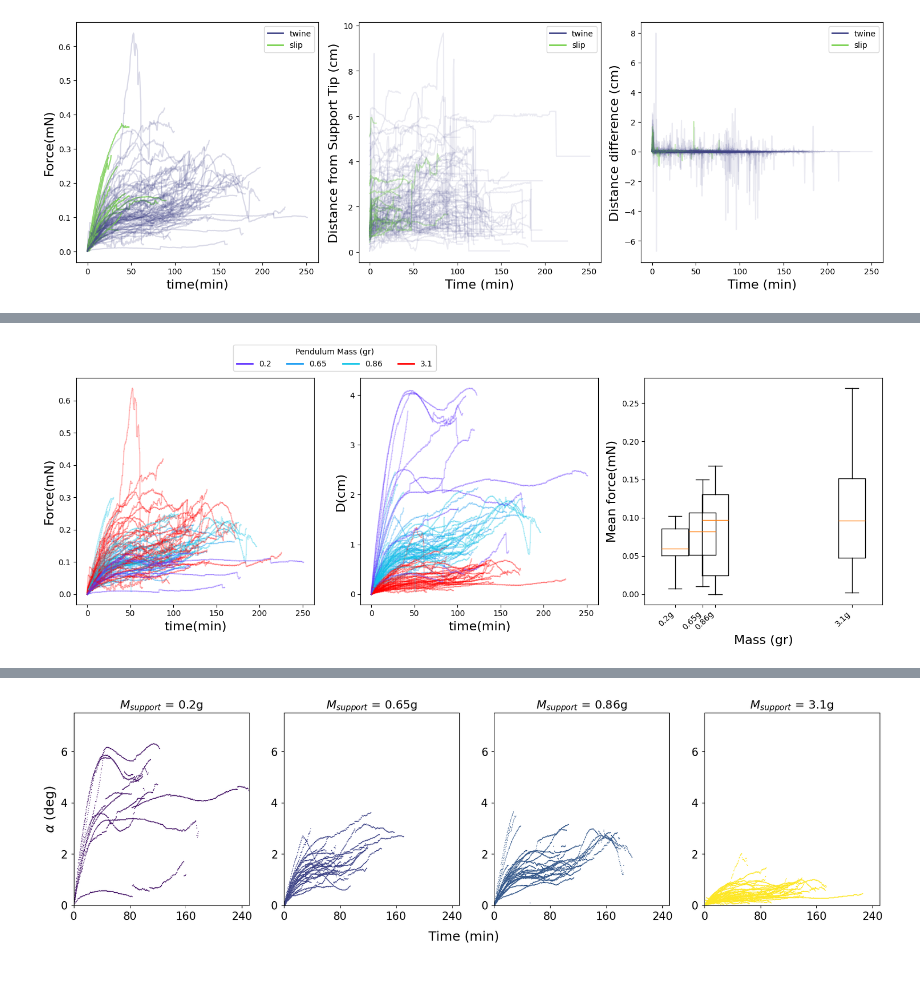
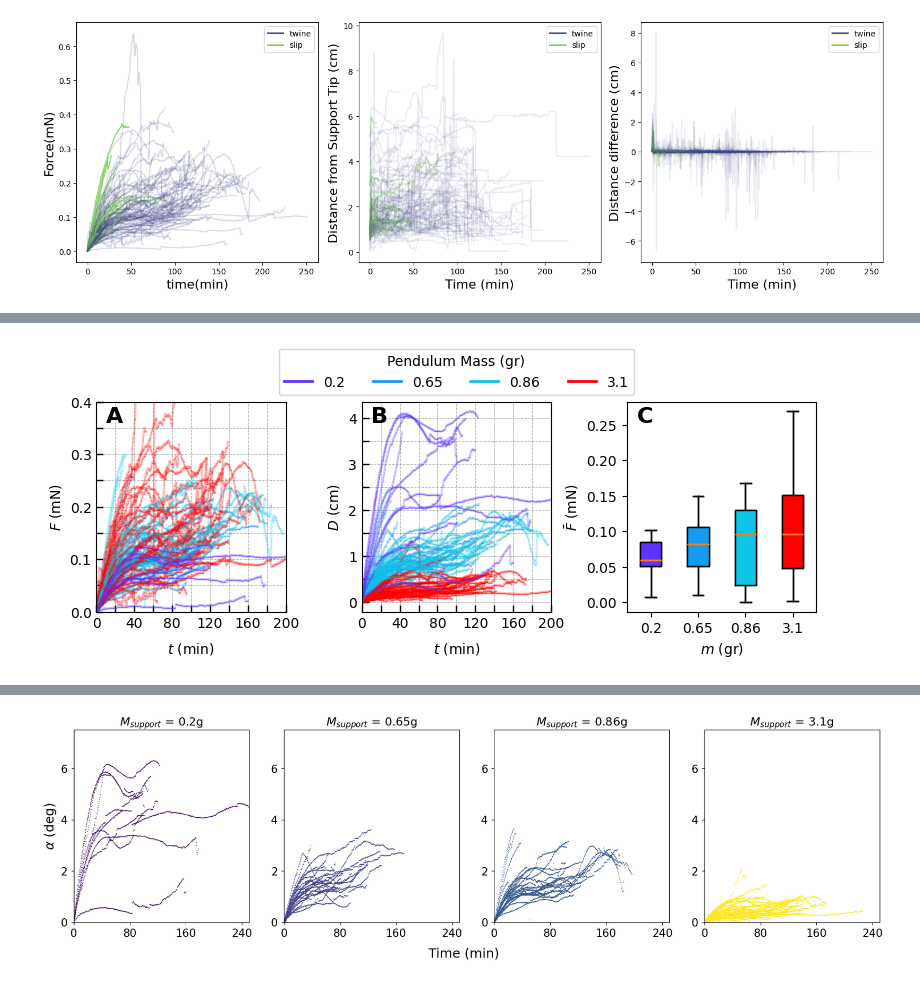
Before and after one commit to amirohad/Repo_article0, a Jupyter notebook: article0_notebook.ipynb, the cells around one changed output, grey strips where cells are left out. Drawn from its saved outputs; the diff is of its cells as text; code cells hidden in the pictures.

Commit message:
updating
changes to figure generation
started working on r(s) scipt

```diff
--- a/article0_notebook.ipynb
+++ b/article0_notebook.ipynb
@@ -20,7 +20,6 @@ Notebook for force measurement - article 0
 
 @author: Amir Ohad
 # %%
-# -*- coding: utf-8 -*-
 #%% import libraries
 # generic
 import sys
@@ -55,7 +54,7 @@ import useful_functions as uf
 
 #general parameters
 cmap = plt.get_cmap('viridis')
-fs = 16 # standard font size for plots
+# fs = 16 # standard font size for plots
 
 # unit conversion for paper figures
 mg2mN = 1/100
@@ -63,4 +62,6 @@ mg2uN = 1*10
 print(os.getcwd())
 
 importlib.reload(uf)
+
+save_folder = r'C:\Users\Amir\Documents\PHD\Thesis\My Articles\0 - Flexible dynamic force measurement method via physical pendulum\Images'
 # %% [output]
@@ -309,7 +448,7 @@ savep = 0
 legend_elements = [Line2D([0], [0], color=cmap(0.2), lw=2, label='twine'),
                    Line2D([0], [0], color=cmap(0.8), lw=2, label='slip')]
 # Create the figure
-fig, axs = plt.subplots(1, 3, figsize=(15, 5))
+fig, axs = plt.subplots(1, 3, figsize=(9, 3))
 
 # S1- all twine/slip events
 for i in range(len(events)):
@@ -357,7 +496,7 @@ cmap = plt.get_cmap('winter')
 mass = [0.2,0.65,0.86,3.1]
 
 # Create the figure
-fig, axs = plt.subplots(1, 3, figsize=(15, 5))
+fig, axs = plt.subplots(1, 3, figsize=(9, 3)) # figsize=(15, 5)?
 
 # S1- all events
 for i in range(len(events)):
@@ -395,6 +534,10 @@ axs[2].legend(handles=legend_elements, loc='best')
 axs[2].set_ylabel('Distance difference (cm)', fontsize=fs)
 axs[2].set_xlabel('Time (min)', fontsize=fs)
 
+uf.set_grid(axs[0],250,0.7)
+uf.set_grid(axs[1],250,10)
+uf.set_grid(axs[2],250,15)
+
 plt.tight_layout()
 plt.show()
 # %% [output]
@@ -402,69 +545,78 @@ plt.show()
 # %%
-#%% Force trajectory and max force distributions per support masses
+#%% Force trajectory and max force distributions per support masses 1
 from matplotlib.lines import Line2D
+
 cmap = plt.get_cmap('rainbow')
 mass = [0.2,0.65,0.86,3.1]
 
 # Create the figure
-fig, axs = plt.subplots(1, 3, figsize=(15, 5))
+fig, axs = plt.subplots(1, 3, figsize=(9, 3))
+fig.align_labels()  # Align labels for all subplots
+# add subplot labels
+axs[0].text(0.05, 0.9, 'A', fontsize=fs, fontweight='bold', transform=axs[0].transAxes)
+axs[1].text(0.05, 0.9, 'B', fontsize=fs, fontweight='bold', transform=axs[1].transAxes)
+axs[2].text(0.05, 0.9, 'C', fontsize=fs, fontweight='bold', transform=axs[2].transAxes)
 
 # S1- all events forces
 for i in range(len(events)):
     if events[i].p.m_sup in mass:
         index = mass.index(events[i].p.m_sup)
         axs[0].plot(events[i].timer/60, np.multiply(events[i].F_bean,mg2mN),marker=
                     'x',markersize=0.5,color=cmap(mass[index]/max(mass)),alpha=0.25)
 
 legend_elements = [Line2D([0], [0], color=cmap(mass[i]/max(mass)), lw=2, label=f'{mass[i]}') for i in range(len(mass))]
-fig.legend(handles=legend_elements, loc='upper center', bbox_to_anchor=(0.35, 1.1), ncol=4, title='Pendulum Mass (gr)')
-# axs[0].legend(handles=legend_elements, loc='best',title='Pendulum Mass (gr)')
-axs[0].set_xlabel('time(min)',fontsize=fs)
-axs[0].set_ylabel('Force(mN)',fontsize=fs)
+fig.legend(handles=legend_elements, loc='upper center', bbox_to_anchor=(0.5, 1), ncol=4, title='Pendulum Mass (gr)')
 
 # S2- all events displacements
 for i in range(len(events)):
     if events[i].p.m_sup in mass:
         index = mass.index(events[i].p.m_sup)
         axs[1].plot(events[i].timer/60, events[i].trk_dist ,marker=
                     'x',markersize=0.5,color=cmap(mass[index]/max(mass)),alpha=0.25)
 
-legend_elements = [Line2D([0], [0], color=cmap(mass[i]/max(mass)), lw=2, label=f'{mass[i]}') for i in range(len(mass))]
-# axs[1].legend(handles=legend_elements, loc='best', title='Support Mass (gr)')
-axs[1].set_xlabel('time(min)',fontsize=fs)
-axs[1].set_ylabel('D(cm)',fontsize=fs)
-
-
-# S2- maximal force boxplot for all events (upto the first 2 hours)
-# f_max = [[] for i in range(len(mass))]
-# for i in range(len(events)):
-
-#     if events[i].p.m_sup in mass:
-#         index = mass.index(events[i].p.m_sup)
-#         f_max[index].append(max(np.multiply(events[i].F_bean,mg2mN)))
-# axs[1].boxplot(f_max,positions=mass)
-# axs[1].set_xticks(mass)
-# axs[1].set_xticklabels([f'{m}g' for m in mass], rotation=45, ha='right')
-# axs[1].set_ylabel('Maximal force(mN)', fontsize=fs)
-# axs[1].set_xlabel('Mass (gr)', fontsize=fs)
-
 # S3- mean force boxplot for all events (upto the first 2 hours)
 f_mean = [[] for i in range(len(mass))]
 for i in range(len(events)):
 
     if events[i].p.m_sup in mass:
         index = mass.index(events[i].p.m_sup)
         f_mean[index].append(np.mean(np.multiply(events[i].F_bean,mg2mN)))
-axs[2].boxplot(f_mean, positions=mass)
-axs[2].set_xticks(mass)
-axs[2].set_xticklabels([f'{m}g' for m in mass], rotation=45, ha='right')
-axs[2].set_ylabel('Mean force(mN)', fontsize=fs)
-axs[2].set_xlabel('Mass (gr)', fontsize=fs)
 
 
-plt.tight_layout()
+axs[2].boxplot(f_mean, positions=range(len(mass))) # to space the ticks by mass
+box_colors = [cmap(mass[i] / max(mass)) for i in range(len(mass))]
+box = axs[2].boxplot(f_mean, patch_artist=True, positions=range(len(mass)))
+for patch, color in zip(box['boxes'], box_colors):
+    patch.set_facecolor(color)
+
+# adjust limits and grid
+
+axs[0].set_xlim([0,200])
+axs[0].set_ylim([0,0.4])
+axs[0].set_xlabel(r'$t$ (min)')
+axs[0].set_ylabel(r'$F$ (mN)')
+uf.set_grid(axs[0],200,0.5)
+
+uf.set_grid(axs[1],200,5)
+axs[1].set_xlim([0,200])
+axs[1].set_xlabel(r'$t$ (min)')
+axs[1].set_ylabel(r'$D$ (cm)') #,fontsize=fs)
+
+axs[2].set_xticks(range(len(mass)))
+axs[2].set_xticklabels([f'{m}' for m in mass], rotation=0)#, ha='right')
+axs[2].set_ylabel(r'$\bar{F}$ (mN)')
+axs[2].set_xlabel(r'$m$ (gr)')
+# axs[2].set_xticks(mass)
+# axs[2].set_xticklabels([f'{m}g' for m in mass], rotation=45, ha='right')
+
+# adjust layout and show
+fig.subplots_adjust(wspace=0.4)  # Adjust the width space between subplotsplt.tight_layout()
+fig.subplots_adjust(top=0.8, bottom=0.1, left=0.1, right=0.9)  # Adjust as necessary
+
 plt.show()
+fig.savefig(save_folder+r'\F_D_Fmean_msup.png',dpi=300)
 # %% [output]
-[figure, old version]
+[figure, new version]
 # %%
 #%% plot T_cn distribution
 # this is for plants of l_arm ~ 10-20 cm
```
Also changed, not shown: parts of 14 cells of this notebook, 2 other files.
